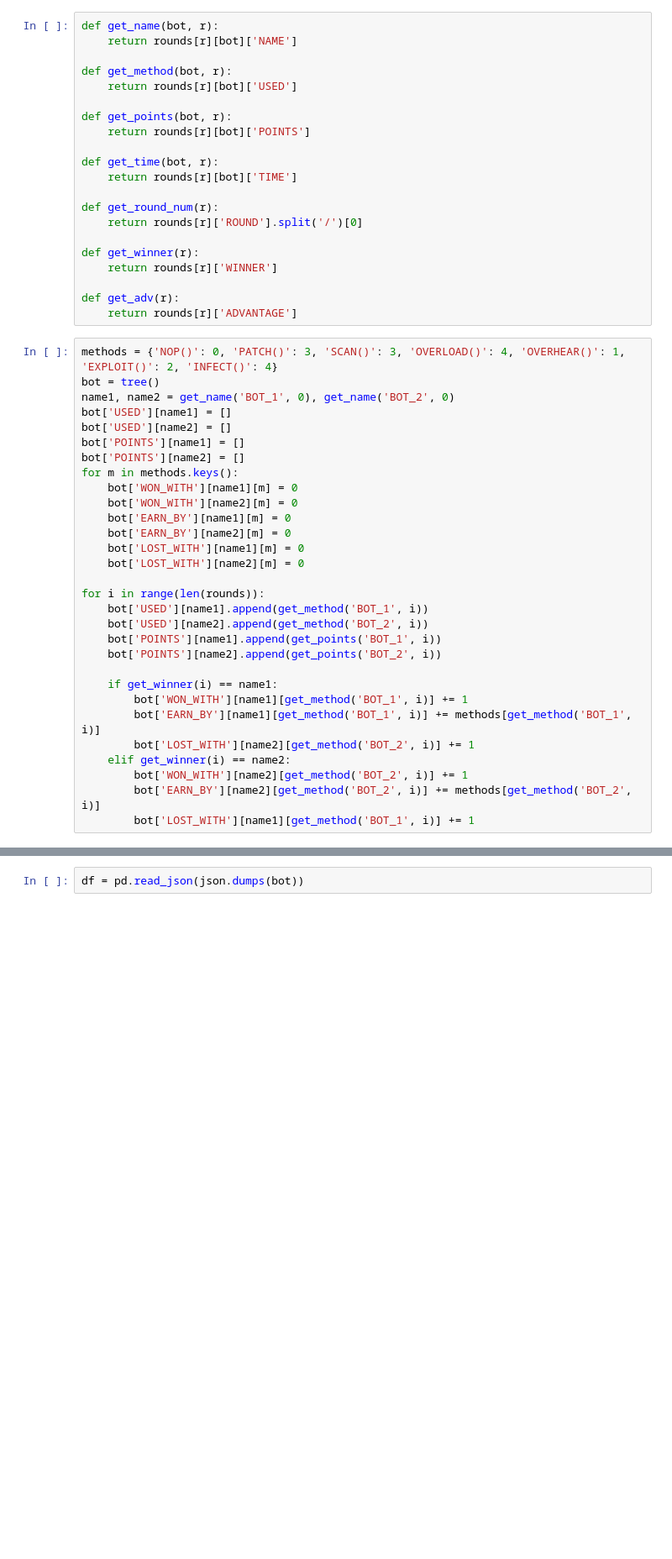
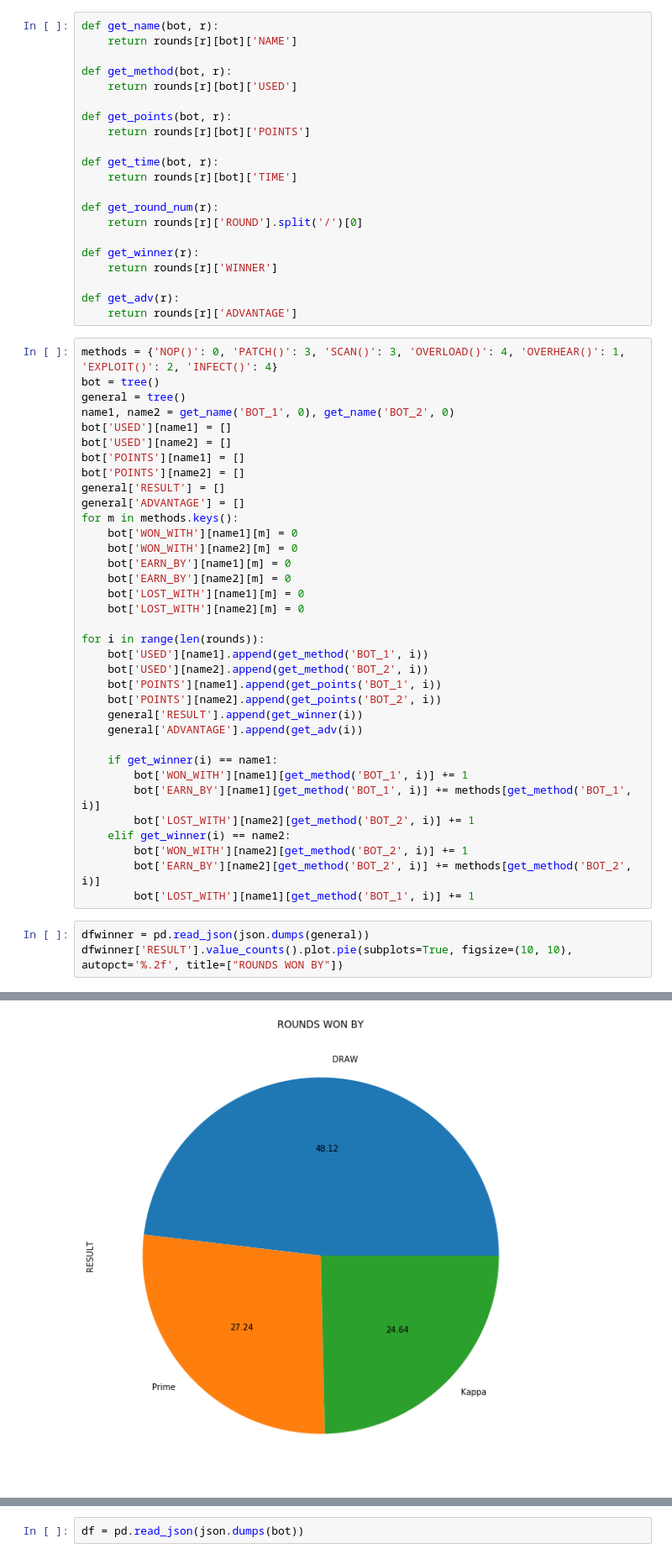
Before and after one commit to devdo-eu/capturenetwork, a Jupyter notebook: games/insight.ipynb, the cells around one changed output, grey strips where cells are left out. Shown at 84% size. Drawn from its saved outputs; the diff is of its cells as text; blank space fills up the shorter version.

```diff
--- a/games/insight.ipynb
+++ b/games/insight.ipynb
@@ -35,11 +35,14 @@ def get_adv(r):
 # %%
 methods = {'NOP()': 0, 'PATCH()': 3, 'SCAN()': 3, 'OVERLOAD()': 4, 'OVERHEAR()': 1, 'EXPLOIT()': 2, 'INFECT()': 4}
 bot = tree()
+general = tree()
 name1, name2 = get_name('BOT_1', 0), get_name('BOT_2', 0)
 bot['USED'][name1] = []
 bot['USED'][name2] = []
 bot['POINTS'][name1] = []
 bot['POINTS'][name2] = []
+general['RESULT'] = []
+general['ADVANTAGE'] = []
 for m in methods.keys():
     bot['WON_WITH'][name1][m] = 0
     bot['WON_WITH'][name2][m] = 0
@@ -53,6 +56,8 @@ for i in range(len(rounds)):
     bot['USED'][name2].append(get_method('BOT_2', i))
     bot['POINTS'][name1].append(get_points('BOT_1', i))
     bot['POINTS'][name2].append(get_points('BOT_2', i))
+    general['RESULT'].append(get_winner(i))
+    general['ADVANTAGE'].append(get_adv(i))
 
     if get_winner(i) == name1:
         bot['WON_WITH'][name1][get_method('BOT_1', i)] += 1
@@ -62,3 +67,7 @@ for i in range(len(rounds)):
         bot['WON_WITH'][name2][get_method('BOT_2', i)] += 1
         bot['EARN_BY'][name2][get_method('BOT_2', i)] += methods[get_method('BOT_2', i)]
         bot['LOST_WITH'][name1][get_method('BOT_1', i)] += 1
+# %%
+dfwinner = pd.read_json(json.dumps(general))
+dfwinner['RESULT'].value_counts().plot.pie(subplots=True, figsize=(10, 10), autopct='%.2f', title=["ROUNDS WON BY"])
+# %% [output]
@@ -64,0 +76 @@ for i in range(len(rounds)):
+[figure, added]
```
Also changed, not shown: parts of 4 cells of this notebook, 1 other file.
